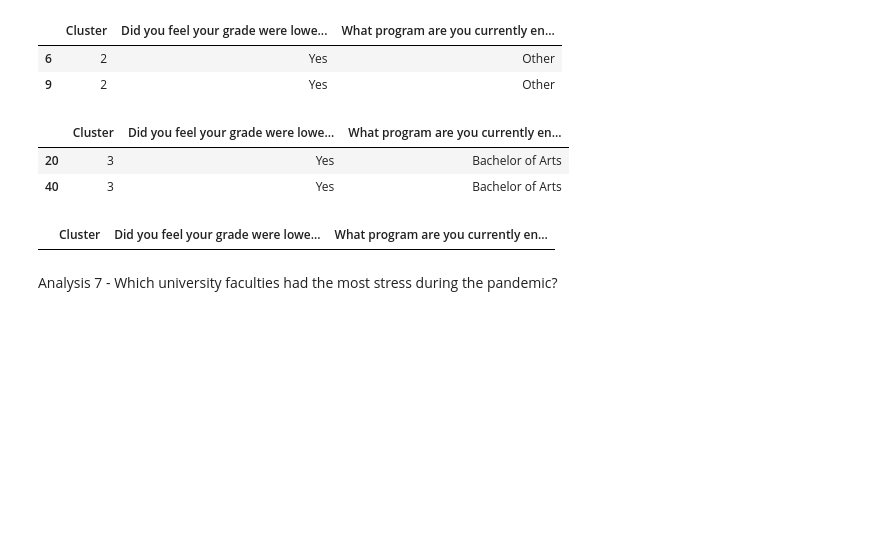
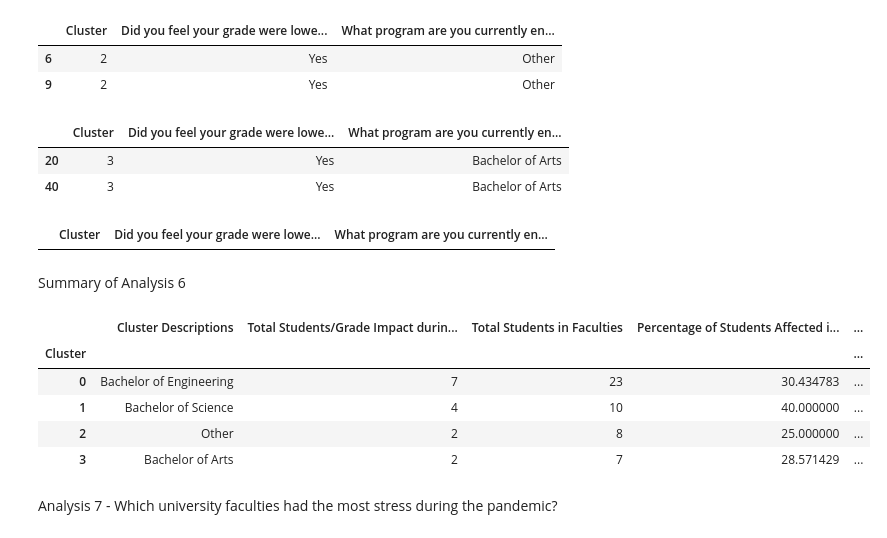
Before and after one commit to abdulbhutta/Summer-Research-2022, a Jupyter notebook: DataAnalysis.ipynb, the cells around one changed output. Saved outputs shown, nothing was run; the diff lists cells and outputs as text; code cells hidden in the pictures; blank space fills up the shorter version.

Commit message:
Updated Summary 6

```diff
--- a/DataAnalysis.ipynb
+++ b/DataAnalysis.ipynb
@@ -723,6 +762,37 @@ Analysis6[Analysis6['Cluster'] == 3].head(20)
 Analysis6[Analysis6['Cluster'] == 4].head(20)
 # %% [output]
 |  | Cluster | Did you feel your grade were lowe... | What program are you currently en... |
+# %% [markdown]
+Summary of Analysis 6
+# %%
+Summary6 = pd.DataFrame(Analysis6.groupby(['Cluster'])['Cluster'].count())
+Summary6.insert(0, "Cluster Descriptions", ["Bachelor of Engineering", "Bachelor of Science", "Other", "Bachelor of Arts"], True)
+Summary6.rename(columns= {Summary6.columns[1]: "Total Students/Grade Impact during pandemic"}, inplace=True)
+
+filtered_Arts = df[(df['What program are you currently enrolled in?'] == 'Bachelor of Arts')]
+filtered_Engineering = df[(df['What program are you currently enrolled in?'] == 'Bachelor of Engineering')]
+filtered_Science = df[(df['What program are you currently enrolled in?'] == 'Bachelor of Science')]
+filtered_Other = df[(df['What program are you currently enrolled in?'] == 'Other')]
+filtered_Commerce = df[(df['What program are you currently enrolled in?'] == 'Bachelor of Commerce')]
+
+ArtsStudents = filtered_Arts.shape[0]
+EngineeringStudents = filtered_Engineering.shape[0]
+ScienceStudents = filtered_Science.shape[0]
+OtherStudents = filtered_Other.shape[0]
+CommerceStudents = filtered_Commerce.shape[0]
+
+Summary6.insert(2, "Total Students in Faculties", [EngineeringStudents, ScienceStudents, OtherStudents, ArtsStudents], True)
+Summary6['Percentage of Students Affected in each faculty'] = (Summary6['Total Students/Grade Impact during pandemic'] / Summary6['Total Students in Faculties']  * 100)
+Summary6['Percentage of total students'] = (Summary6['Total Students/Grade Impact during pandemic'] / TotalStudents * 100)
+
+Summary6.head(10)
+# %% [output]
+|  | Cluster Descriptions | Total Students/Grade Impact durin... | Total Students in Faculties | Percentage of Students Affected i... | ... |
+| Cluster |  |  |  |  | ... |
+| 0 | Bachelor of Engineering | 7 | 23 | 30.434783 | ... |
+| 1 | Bachelor of Science | 4 | 10 | 40.000000 | ... |
+| 2 | Other | 2 | 8 | 25.000000 | ... |
+| 3 | Bachelor of Arts | 2 | 7 | 28.571429 | ... |
 # %% [markdown]
 Analysis 7 - Which university faculties had the most stress during the pandemic?
 # %%
```
Also changed, not shown: parts of 7 cells of this notebook.
